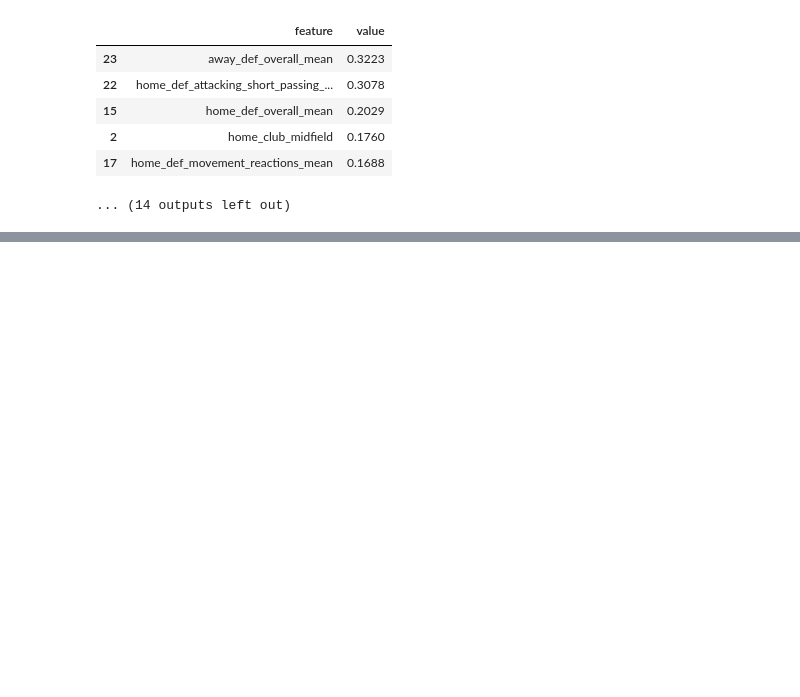
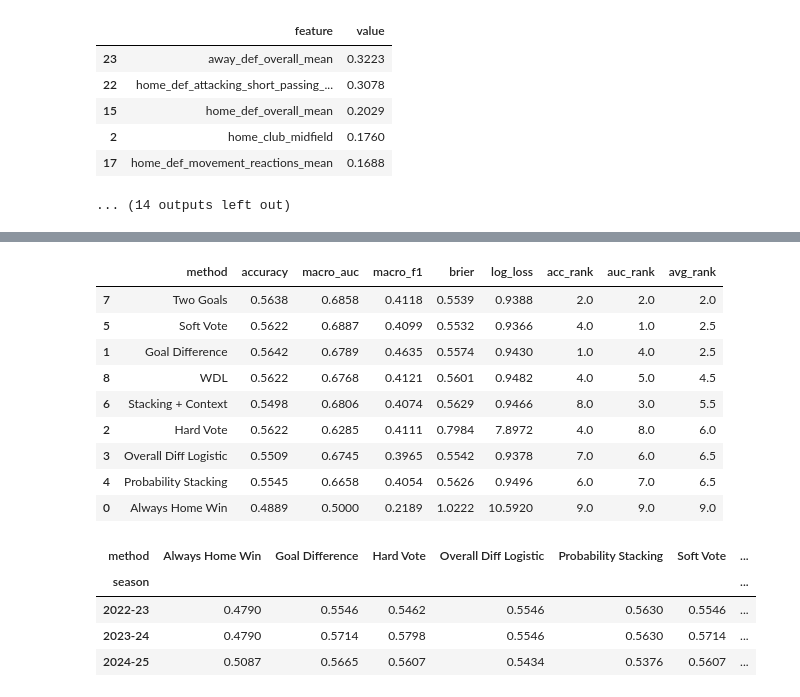
Before and after one commit to SevenLu0420/fifa-ucl-model, a Jupyter notebook: UCL_Prediction_and_Analysis.ipynb, the cells around one changed output, grey strips where cells are left out. Cells and saved outputs as stored; diff of their text form; code cells hidden in the pictures; blank space fills up the shorter version.

```diff
--- a/UCL_Prediction_and_Analysis.ipynb
+++ b/UCL_Prediction_and_Analysis.ipynb
@@ -2579,0 +2739,58 @@ Top positive contributions:
+# %%
+records = []
+
+for year in FOLD_YEARS[1:]:
+    history = oof.loc[oof.season_year < year]
+    current = oof.loc[oof.season_year == year]
+    actual = current['actual'].to_numpy()
+
+    candidate_outputs = {
+        'Always Home Win': (np.tile([0.0, 0.0, 1.0], (len(current), 1)),
+                            np.repeat('H', len(current))),
+        'Overall Diff Logistic': (current[[f'overall_p_{c}' for c in CLASSES]].to_numpy(), None),
+        'WDL': (current[[f'wdl_p_{c}' for c in CLASSES]].to_numpy(), current['wdl_pred'].to_numpy()),
+        'Goal Difference': (current[[f'gd_p_{c}' for c in CLASSES]].to_numpy(), current['gd_pred'].to_numpy()),
+        'Two Goals': (current[[f'goals_p_{c}' for c in CLASSES]].to_numpy(), current['goals_pred'].to_numpy()),
+        'Hard Vote': hard_vote(current),
+        'Soft Vote': (ensemble_probabilities(current), None),
+    }
+
+    for name, columns in [('Probability Stacking', PROB_COLUMNS),
+                          ('Stacking + Context', PROB_COLUMNS + CONTEXT_COLUMNS)]:
+        model = fit_meta(history, columns)
+        candidate_outputs[name] = (meta_probabilities(model, current, columns), None)
+
+    for name, (prob, pred) in candidate_outputs.items():
+        metrics = evaluate_ensemble(actual, prob, pred)
+        records.append({'season': f'{year}-{str(year + 1)[-2:]}', 'method': name,
+                        'n_matches': len(current), **metrics})
+
+comparison = pd.DataFrame(records)
+comparison.to_csv(ENSEMBLE_DIR / 'ensemble_rolling_by_season.csv', index=False)
+
+summary = comparison.groupby('method', as_index=False)[
+    ['accuracy', 'macro_auc', 'macro_f1', 'brier', 'log_loss']].mean()
+summary['acc_rank'] = summary['accuracy'].rank(ascending=False)
+summary['auc_rank'] = summary['macro_auc'].rank(ascending=False)
+summary['avg_rank'] = (summary['acc_rank'] + summary['auc_rank']) / 2
+summary = summary.sort_values(['avg_rank', 'brier', 'log_loss'])
+summary.to_csv(ENSEMBLE_DIR / 'ensemble_rolling_summary.csv', index=False)
+
+display(summary.round(4))
+display(comparison.pivot(index='season', columns='method', values='accuracy').round(4))
+# %% [output]
+|  | method | accuracy | macro_auc | macro_f1 | brier | log_loss | acc_rank | auc_rank | avg_rank |
+| 7 | Two Goals | 0.5638 | 0.6858 | 0.4118 | 0.5539 | 0.9388 | 2.0 | 2.0 | 2.0 |
+| 5 | Soft Vote | 0.5622 | 0.6887 | 0.4099 | 0.5532 | 0.9366 | 4.0 | 1.0 | 2.5 |
+| 1 | Goal Difference | 0.5642 | 0.6789 | 0.4635 | 0.5574 | 0.9430 | 1.0 | 4.0 | 2.5 |
+| 8 | WDL | 0.5622 | 0.6768 | 0.4121 | 0.5601 | 0.9482 | 4.0 | 5.0 | 4.5 |
+| 6 | Stacking + Context | 0.5498 | 0.6806 | 0.4074 | 0.5629 | 0.9466 | 8.0 | 3.0 | 5.5 |
+| 2 | Hard Vote | 0.5622 | 0.6285 | 0.4111 | 0.7984 | 7.8972 | 4.0 | 8.0 | 6.0 |
+| 3 | Overall Diff Logistic | 0.5509 | 0.6745 | 0.3965 | 0.5542 | 0.9378 | 7.0 | 6.0 | 6.5 |
+| 4 | Probability Stacking | 0.5545 | 0.6658 | 0.4054 | 0.5626 | 0.9496 | 6.0 | 7.0 | 6.5 |
+| 0 | Always Home Win | 0.4889 | 0.5000 | 0.2189 | 1.0222 | 10.5920 | 9.0 | 9.0 | 9.0 |
+| method | Always Home Win | Goal Difference | Hard Vote | Overall Diff Logistic | Probability Stacking | Soft Vote | ... |
+| season |  |  |  |  |  |  | ... |
+| 2022-23 | 0.4790 | 0.5546 | 0.5462 | 0.5546 | 0.5630 | 0.5546 | ... |
+| 2023-24 | 0.4790 | 0.5714 | 0.5798 | 0.5546 | 0.5630 | 0.5714 | ... |
+| 2024-25 | 0.5087 | 0.5665 | 0.5607 | 0.5434 | 0.5376 | 0.5607 | ... |
```
Also changed, not shown: parts of 29 cells of this notebook, 53 other files.
